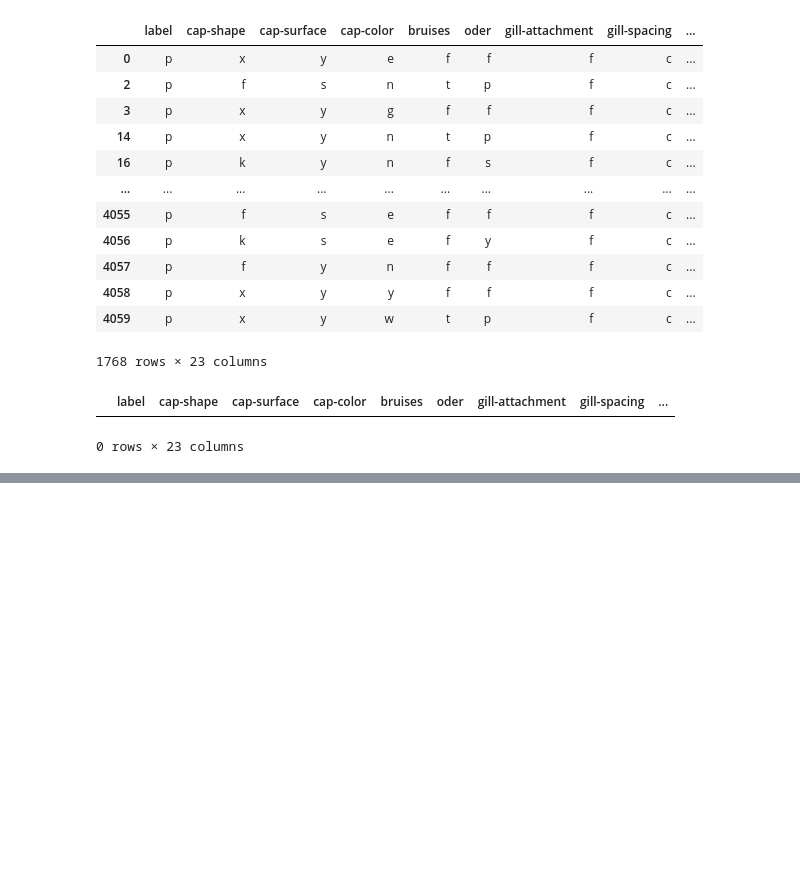
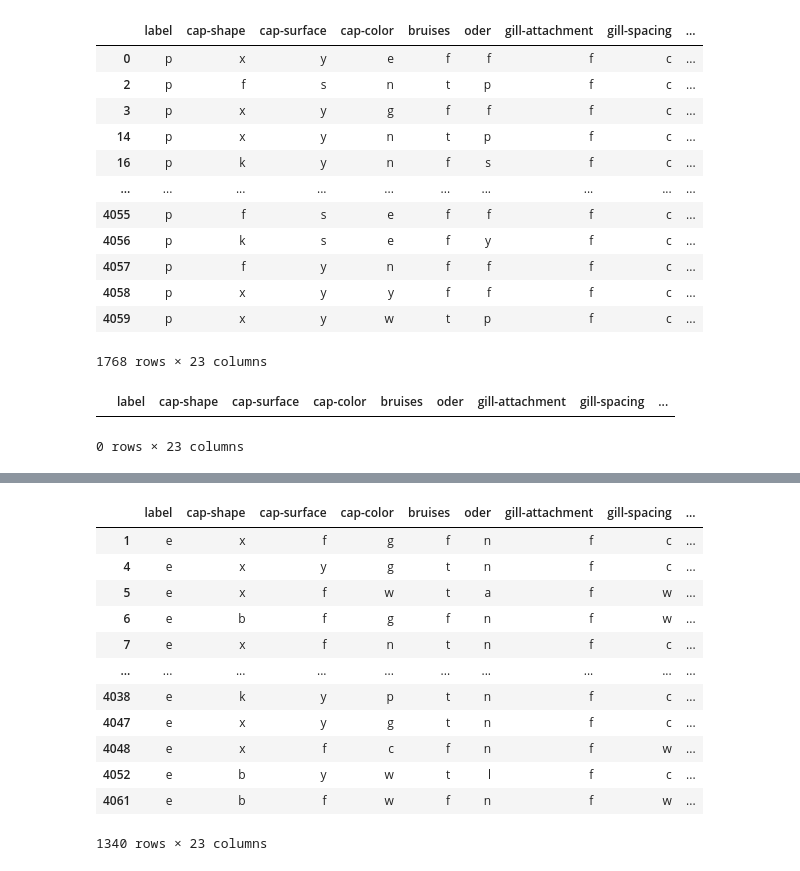
Before and after one commit to EstebanGuillen/MachineLearning, a Jupyter notebook: Project_1.ipynb, the cells around one changed output, grey strips where cells are left out. Saved outputs shown, nothing was run; the diff lists cells and outputs as text; code cells hidden in the pictures; blank space fills up the shorter version.

```diff
--- a/Project_1.ipynb
+++ b/Project_1.ipynb
@@ -670,0 +604,17 @@ cap-color
+# %%
+pointed_or_umbrella_shaped_e = pointed_or_umbrella_shaped[pointed_or_umbrella_shaped['label'] == 'e']
+pointed_or_umbrella_shaped_e
+# %% [output]
+|  | label | cap-shape | cap-surface | cap-color | bruises | oder | gill-attachment | gill-spacing | ... |
+| 1 | e | x | f | g | f | n | f | c | ... |
+| 4 | e | x | y | g | t | n | f | c | ... |
+| 5 | e | x | f | w | t | a | f | w | ... |
+| 6 | e | b | f | g | f | n | f | w | ... |
+| 7 | e | x | f | n | t | n | f | c | ... |
+| ... | ... | ... | ... | ... | ... | ... | ... | ... | ... |
+| 4038 | e | k | y | p | t | n | f | c | ... |
+| 4047 | e | x | y | g | t | n | f | c | ... |
+| 4048 | e | x | f | c | f | n | f | w | ... |
+| 4052 | e | b | y | w | t | l | f | c | ... |
+| 4061 | e | b | f | w | f | n | f | w | ... |
+1340 rows × 23 columns
```
Also changed, not shown: parts of 24 cells of this notebook, 1 other file.
